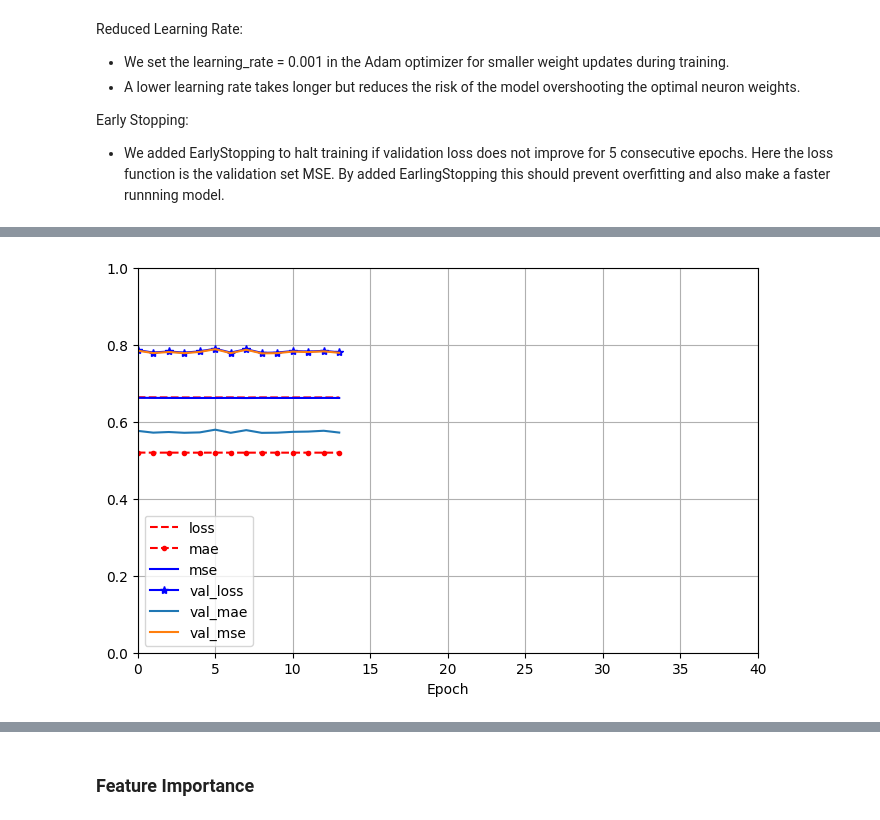
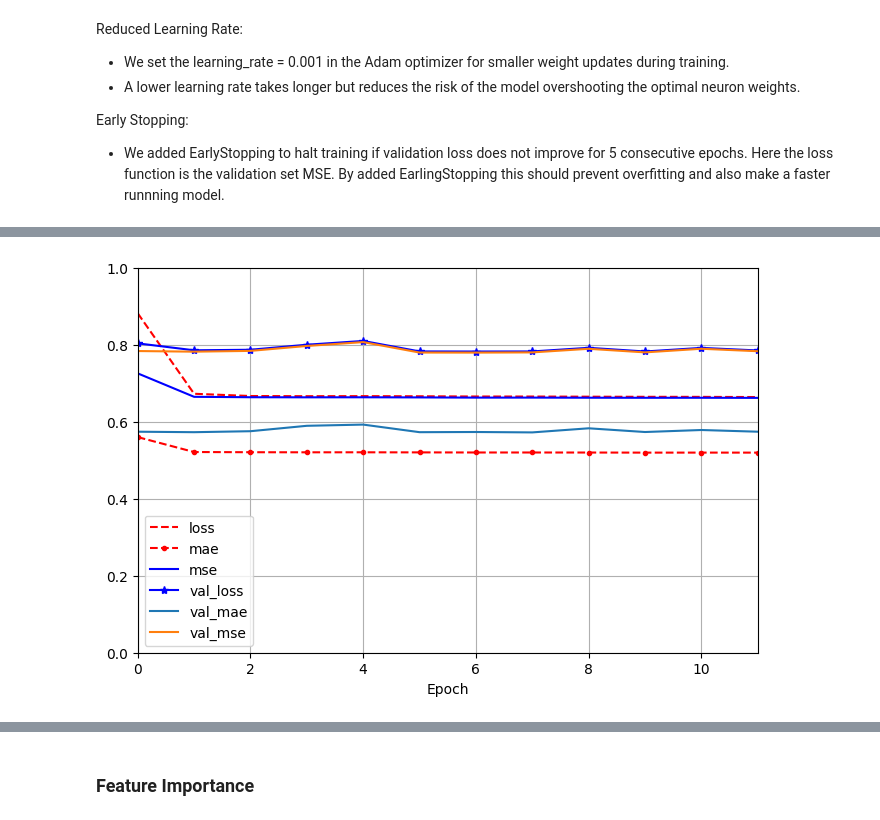
Before and after one commit to nkenny160/ecen-520-final-project, a Jupyter notebook: Jane_Street_Merge.ipynb, the cells around one changed output, grey strips where cells are left out. Drawn from its saved outputs; the diff is of its cells as text; code cells hidden in the pictures.

```diff
--- a/Jane_Street_Merge.ipynb
+++ b/Jane_Street_Merge.ipynb
@@ -916,15 +922,15 @@ Epoch 14/30
 # %%
 pd.DataFrame(history.history).plot(
 
-    figsize=(8, 5), xlim=[0, 40], ylim=[0, 1], grid=True, xlabel="Epoch",
+    figsize=(8, 5), xlim=[0, 11], ylim=[0, 1], grid=True, xlabel="Epoch",
 
     style=["r--", "r--.", "b-", "b-*"])
 
 plt.legend(loc="lower left")  # extra code
 
 plt.show()
 # %% [output]
-[figure, old version]
+[figure, new version]
 # %% [markdown]
 ### Results
 1. We can see that the EarlyStopping function stopped the model training after 14 epochs.
```
Also changed, not shown: parts of 11 cells of this notebook.
